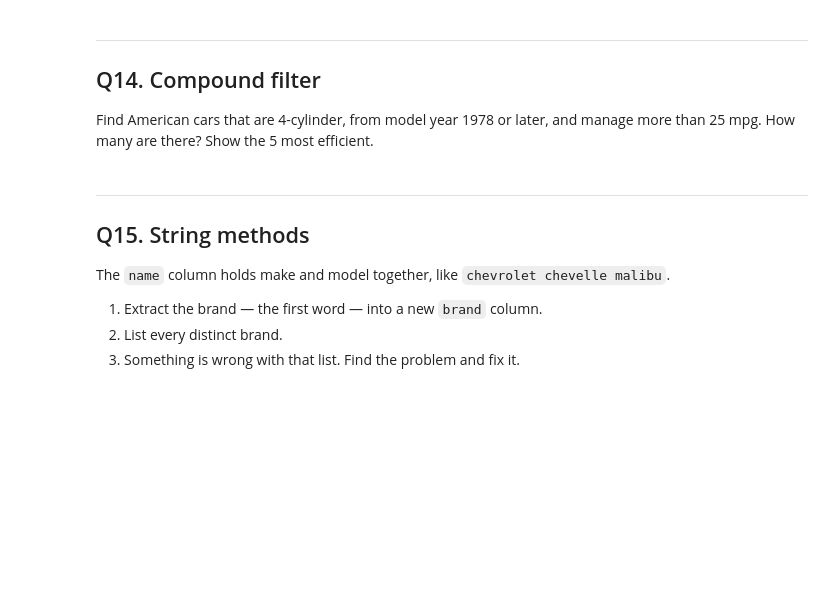
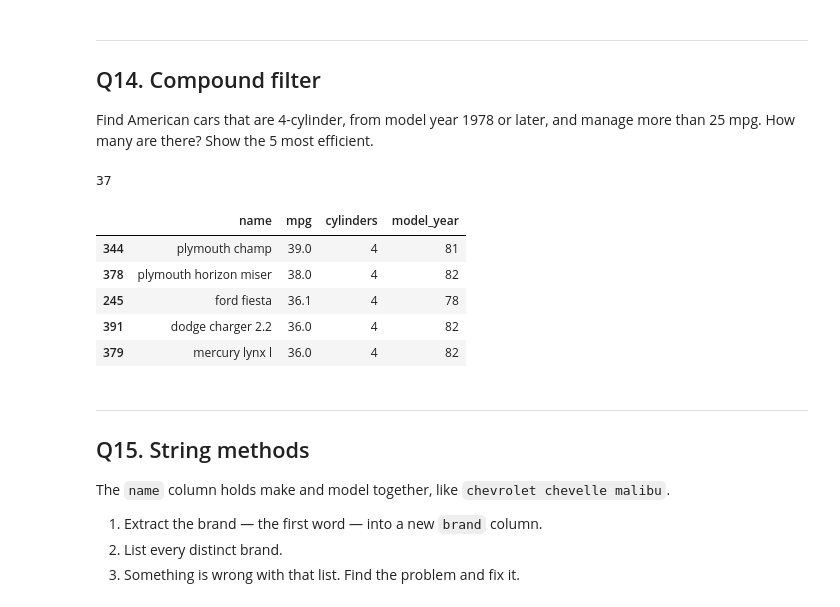
Before and after one commit to Dikshita-Bhaskar/Introduction-to-ML, a Jupyter notebook: Assignments/Pandas_assignment_3.ipynb, the cells around one changed output. Drawn from its saved outputs; the diff is of its cells as text; code cells hidden in the pictures; blank space fills up the shorter version.

```diff
--- a/Assignments/Pandas_assignment_3.ipynb
+++ b/Assignments/Pandas_assignment_3.ipynb
@@ -284,6 +334,22 @@ Find American cars that are 4-cylinder, from model year 1978 or later, and manag
 25 mpg. How many are there? Show the 5 most efficient.
 # %%
 # your code here
+filteredcars = cars[
+    (cars['origin']=='usa') &
+    (cars['cylinders']==4) &
+    (cars['model_year']>=78) &
+    (cars['mpg']>25)
+]
+print(filteredcars.shape[0])
+filteredcars.sort_values('mpg', ascending=False)[['name','mpg','cylinders','model_year']].head(5)
+# %% [output]
+37
+|  | name | mpg | cylinders | model_year |
+| 344 | plymouth champ | 39.0 | 4 | 81 |
+| 378 | plymouth horizon miser | 38.0 | 4 | 82 |
+| 245 | ford fiesta | 36.1 | 4 | 78 |
+| 391 | dodge charger 2.2 | 36.0 | 4 | 82 |
+| 379 | mercury lynx l | 36.0 | 4 | 82 |
 # %% [markdown]
 ---
 ## Q15. String methods
```
Also changed, not shown: parts of 11 cells of this notebook, 15 other files.
